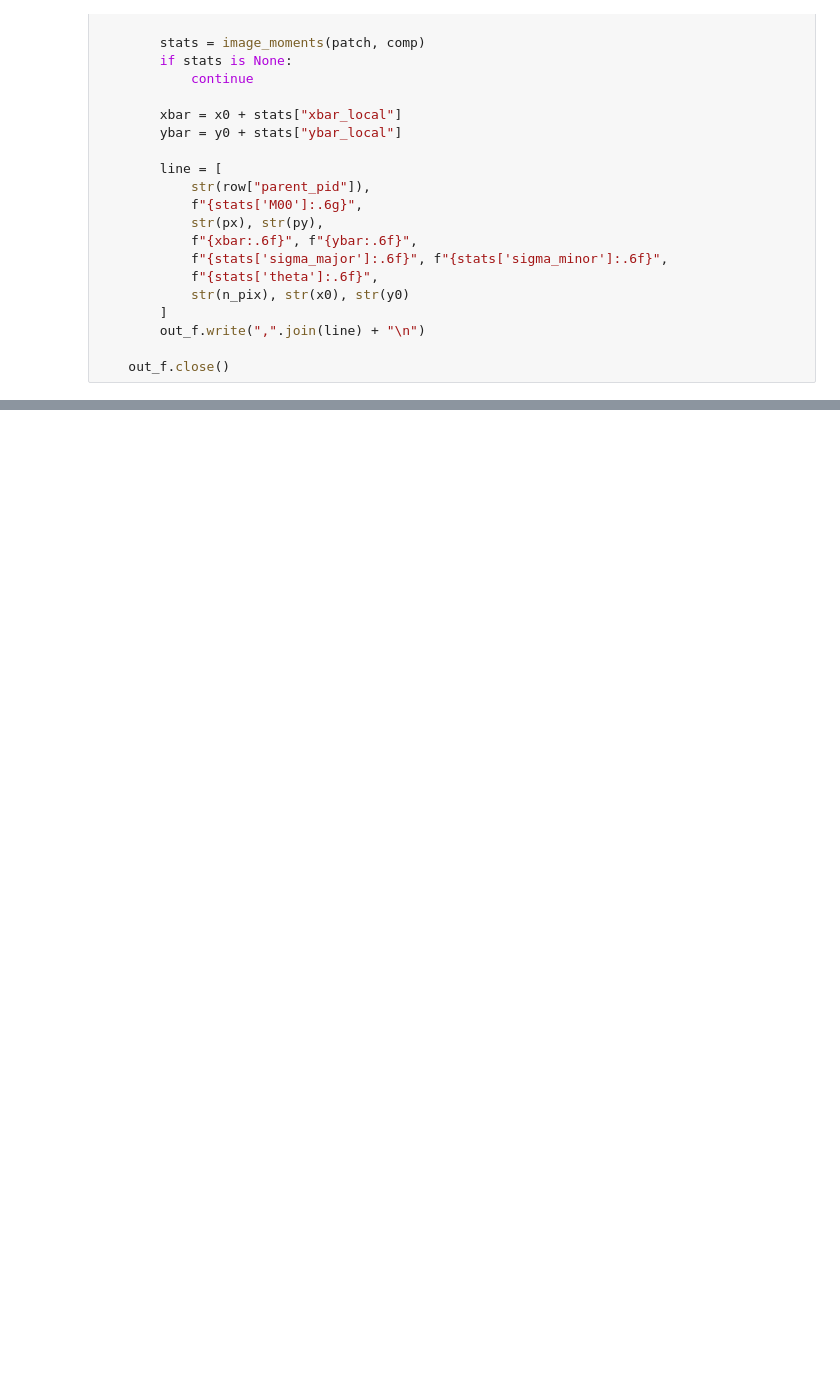
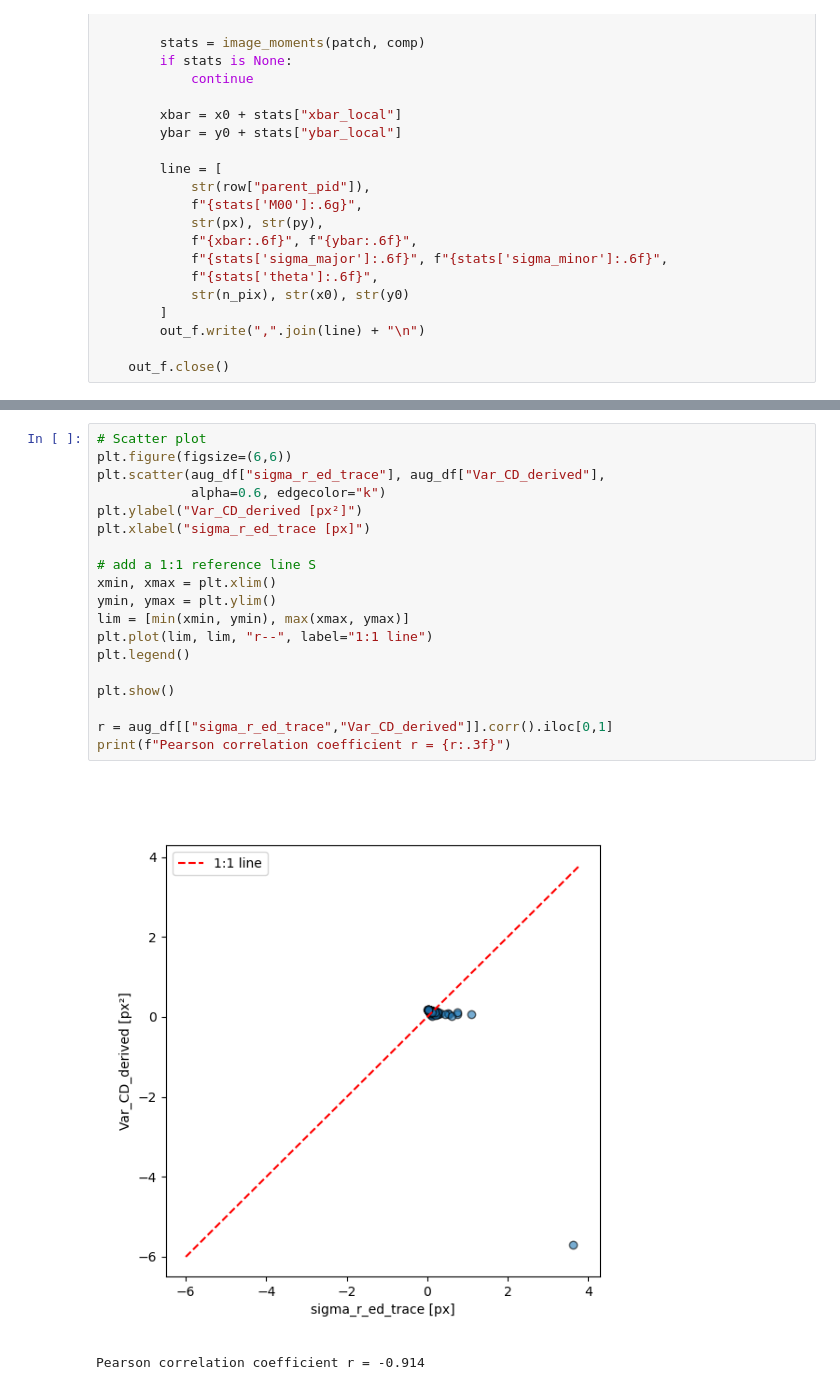
Before and after one commit to Roman-HLIS-Cosmology-PIT/HAZARD-simulator, a Jupyter notebook: Validation tests/charge_diffusion_validation.ipynb, the cells around one changed output, grey strips where cells are left out. Drawn from its saved outputs; the diff is of its cells as text; blank space fills up the shorter version.

```diff
--- a/Validation tests/charge_diffusion_validation.ipynb
+++ b/Validation tests/charge_diffusion_validation.ipynb
@@ -473,0 +584,22 @@ No artists with labels found to put in legend.  Note that artists whose label st
+# %%
+# Scatter plot
+plt.figure(figsize=(6,6))
+plt.scatter(aug_df["sigma_r_ed_trace"], aug_df["Var_CD_derived"],
+            alpha=0.6, edgecolor="k")
+plt.ylabel("Var_CD_derived [px²]")
+plt.xlabel("sigma_r_ed_trace [px]")
+
+# add a 1:1 reference line S
+xmin, xmax = plt.xlim()
+ymin, ymax = plt.ylim()
+lim = [min(xmin, ymin), max(xmax, ymax)]
+plt.plot(lim, lim, "r--", label="1:1 line")
+plt.legend()
+
+plt.show()
+
+r = aug_df[["sigma_r_ed_trace","Var_CD_derived"]].corr().iloc[0,1]
+print(f"Pearson correlation coefficient r = {r:.3f}")
+# %% [output]
+[figure, added]
+Pearson correlation coefficient r = -0.914
```
Also changed, not shown: parts of 13 cells of this notebook.
